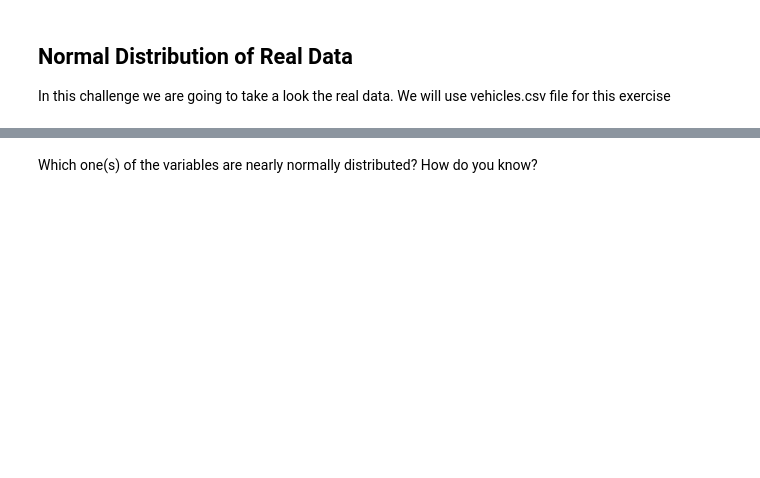
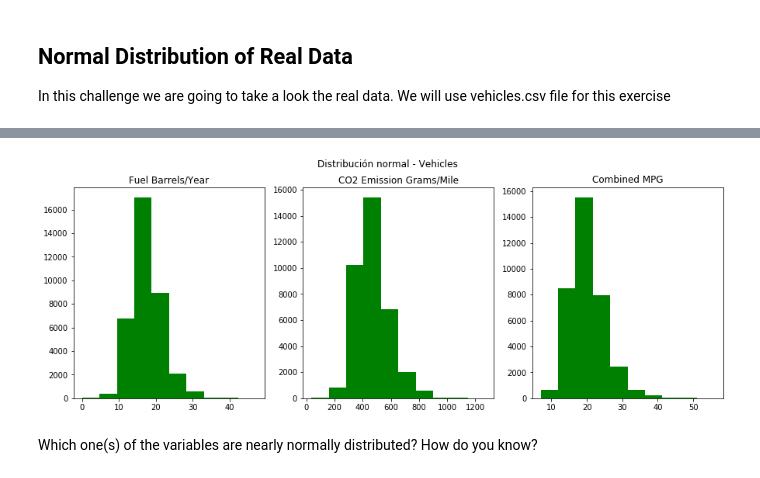
Before and after one commit to ta-datapt-bcn/lab-cont-probability-distribution, a Jupyter notebook: your_code/main.ipynb, the cells around one changed output, grey strips where cells are left out. Cells and saved outputs as stored; diff of their text form; code cells hidden in the pictures; blank space fills up the shorter version.

```diff
--- a/your_code/main.ipynb
+++ b/your_code/main.ipynb
@@ -70,3 +127,4 @@ Then plot the histograms for the following variables:
 # %%
 # your code here
+vehicles = pd.read_csv ("../vehicles.csv")
 # %% [markdown]
@@ -76,2 +134,13 @@ Then plot the histograms for the following variables:
+# %%
+fig, ax = plt.subplots(1,3)
+fig.suptitle("Distribución normal - Vehicles")
+_=ax[0].hist(x = vehicles['Fuel Barrels/Year'], bins = 10 ,color = "g")
+_=ax[0].set_title("Fuel Barrels/Year")
+_=ax[1].hist(x = vehicles['CO2 Emission Grams/Mile'], bins = 10, color = "g")
+_=ax[1].set_title('CO2 Emission Grams/Mile')
+_=ax[2].hist(x = vehicles['Combined MPG'], bins = 10, color = "g")
+_=ax[2].set_title('Combined MPG')
+# %% [output]
+[figure, added]
 # %% [markdown]
 Which one(s) of the variables are nearly normally distributed? How do you know?
```
Also changed, not shown: parts of 24 cells of this notebook.
